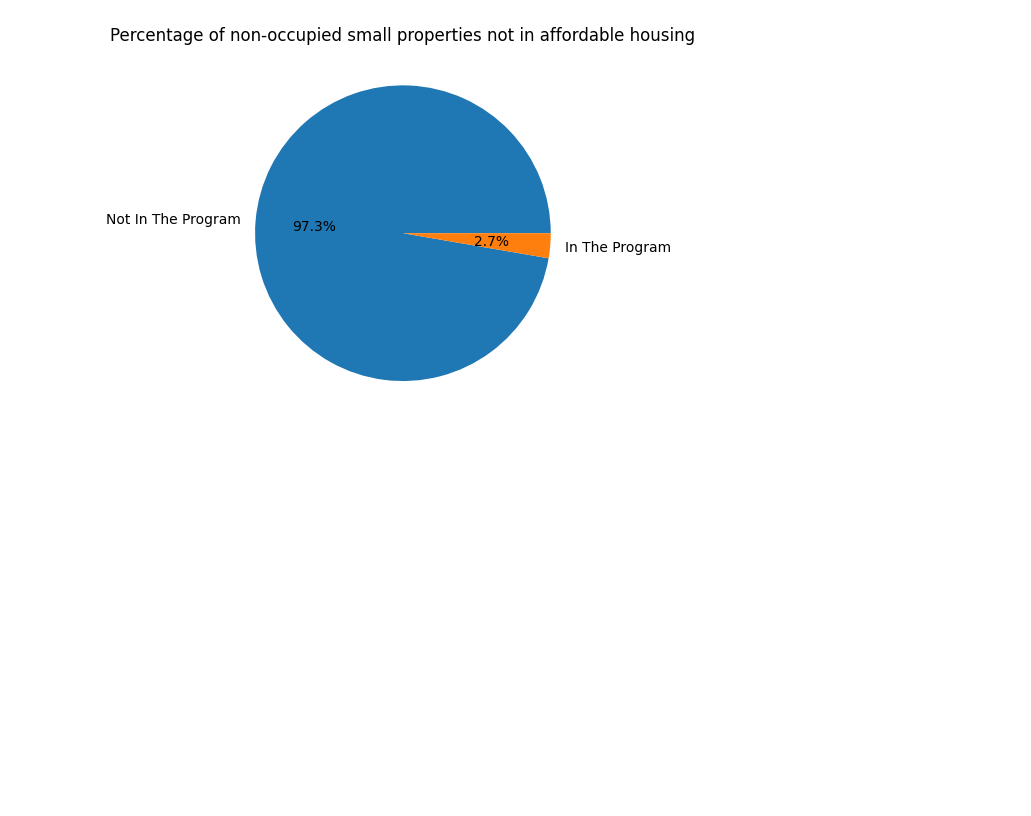
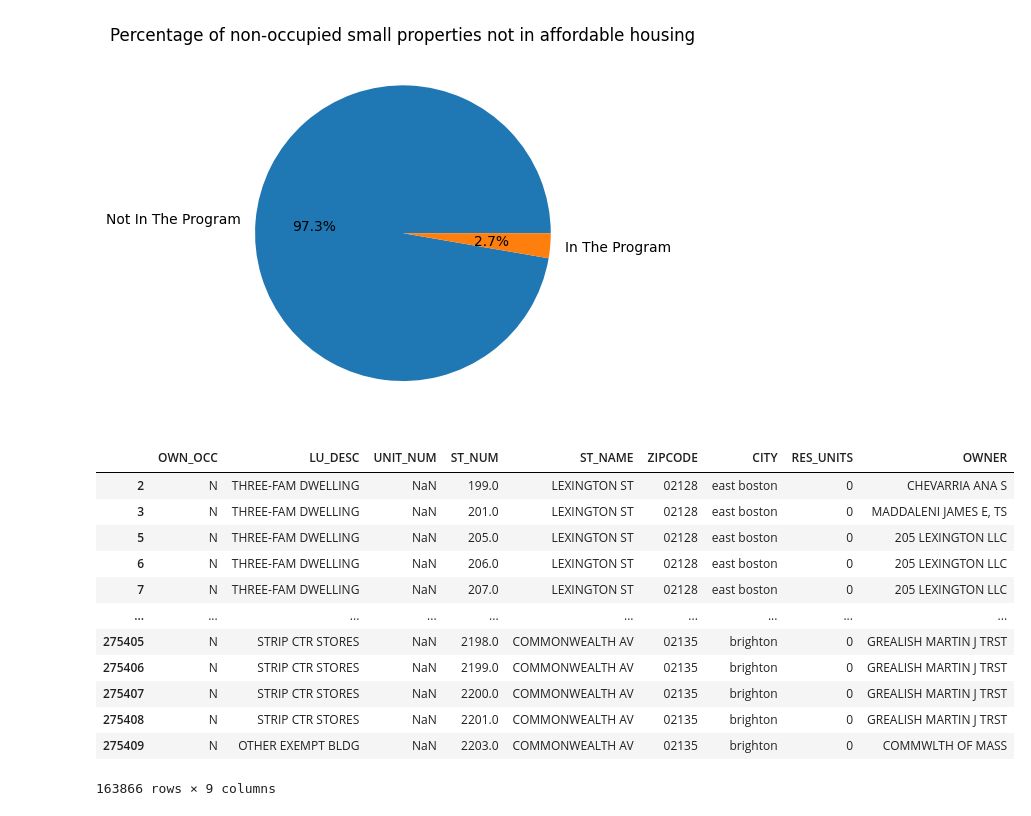
Before and after one commit to BU-Spark/ds-councilor-louijeune-small-landlord, a Jupyter notebook: fall22-team-4/src/3_questions.ipynb, the cells around one changed output. Saved outputs shown, nothing was run; the diff lists cells and outputs as text; code cells hidden in the pictures; blank space fills up the shorter version.

```diff
--- a/fall22-team-4/src/3_questions.ipynb
+++ b/fall22-team-4/src/3_questions.ipynb
@@ -166,4 +166,20 @@ plt.show()
 # %% [output]
 [figure]
 # %%
+small_unocc_non_aff = small_unocc_non_aff.drop(columns=["IS_AFFORDABLE", "join_idx"])
 small_unocc_non_aff.to_csv("../data/clean/small_unocc_non_aff.csv", index=False)
+small_unocc_non_aff
+# %% [output]
+|  | OWN_OCC | LU_DESC | UNIT_NUM | ST_NUM | ST_NAME | ZIPCODE | CITY | RES_UNITS | OWNER |
+| 2 | N | THREE-FAM DWELLING | NaN | 199.0 | LEXINGTON ST | 02128 | east boston | 0 | CHEVARRIA ANA S |
+| 3 | N | THREE-FAM DWELLING | NaN | 201.0 | LEXINGTON ST | 02128 | east boston | 0 | MADDALENI JAMES E, TS |
+| 5 | N | THREE-FAM DWELLING | NaN | 205.0 | LEXINGTON ST | 02128 | east boston | 0 | 205 LEXINGTON LLC |
+| 6 | N | THREE-FAM DWELLING | NaN | 206.0 | LEXINGTON ST | 02128 | east boston | 0 | 205 LEXINGTON LLC |
+| 7 | N | THREE-FAM DWELLING | NaN | 207.0 | LEXINGTON ST | 02128 | east boston | 0 | 205 LEXINGTON LLC |
+| ... | ... | ... | ... | ... | ... | ... | ... | ... | ... |
+| 275405 | N | STRIP CTR STORES | NaN | 2198.0 | COMMONWEALTH AV | 02135 | brighton | 0 | GREALISH MARTIN J TRST |
+| 275406 | N | STRIP CTR STORES | NaN | 2199.0 | COMMONWEALTH AV | 02135 | brighton | 0 | GREALISH MARTIN J TRST |
+| 275407 | N | STRIP CTR STORES | NaN | 2200.0 | COMMONWEALTH AV | 02135 | brighton | 0 | GREALISH MARTIN J TRST |
+| 275408 | N | STRIP CTR STORES | NaN | 2201.0 | COMMONWEALTH AV | 02135 | brighton | 0 | GREALISH MARTIN J TRST |
+| 275409 | N | OTHER EXEMPT BLDG | NaN | 2203.0 | COMMONWEALTH AV | 02135 | brighton | 0 | COMMWLTH OF MASS |
+163866 rows × 9 columns
```
Also changed, not shown: 1 other file.
